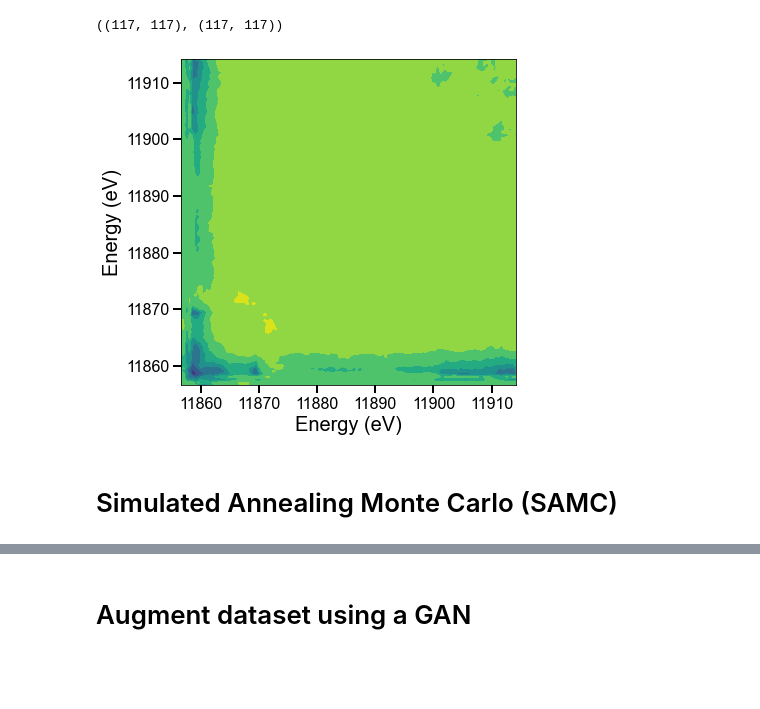
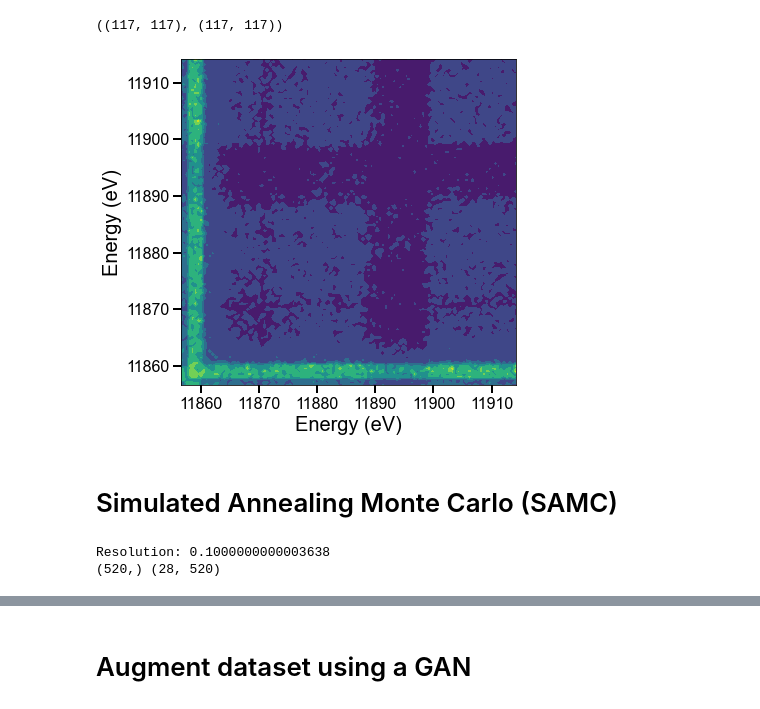
Before and after one commit to stetef/Energy-Point-Selection, a Jupyter notebook: Visualization.ipynb, the cells around one changed output, grey strips where cells are left out. Saved outputs shown, nothing was run; the diff lists cells and outputs as text; code cells hidden in the pictures; blank space fills up the shorter version.

Commit message:
adding more enumeration and SAMC analysis

```diff
--- a/Visualization.ipynb
+++ b/Visualization.ipynb
@@ -202,9 +203,9 @@ plt.show()
 # %% [output]
 [figure]
 # %%
-kwargs = {'N': 500, 'scale': 0.0, 'dropout': 0.9, 'training': False}
+kwargs = {'N': 100, 'scale': 0.0, 'dropout': 0.9, 'training': False}
 train_data, train_coeffs = generate_linear_combos(Refs, **kwargs)
-kwargs = {'N': 50, 'scale': 0.0, 'dropout': 0.9, 'training': False}
+kwargs = {'N': 5, 'scale': 0.0, 'dropout': 0.9, 'training': False}
 test_data, test_coeffs = generate_linear_combos(Refs, **kwargs)
 # %%
 Refs.shape, data.shape, coeffs.shape
@@ -213,5 +214,5 @@ Refs.shape, data.shape, coeffs.shape
 # %%
-cropped_indices = indices[:8]
+cropped_indices = [27, 40, 20, 95, 88, 34, 45, 58]
 
 Epairs = []
 Scores = []
@@ -222,7 +223,8 @@ for k, ei in enumerate(Energy):
     for l, ej, in enumerate(Energy):
         if k < l:
             print(f"{k}, {l}", end='\r')
-            temp_indices = []
+            #temp_indices = []
+            temp_indices = cropped_indices.copy()
             for idx in [k, l]:
                 temp_indices.append(idx)
             temp_indices = np.sort(temp_indices)
@@ -278,5 +280,5 @@ print(Scores[6000:])
 # %%
-size_Z = max_E_indx
+size_Z = Refs.shape[1] - 1
 Z = np.zeros((size_Z, size_Z))
 Z[np.triu_indices(Z.shape[0], k = 0)] = Scores
 Z = Z + Z.T - np.diag(np.diag(Z))
@@ -291,17 +293,28 @@ X.shape, Y.shape
 ((117, 117), (117, 117))
 # %%
 fig, ax = plt.subplots(figsize=(6, 6))
-plt.contourf(X, Y, -Z)
+plt.contourf(X, Y, Z)
 
 ax.tick_params(direction='out', width=2, length=8, which='major', axis='both')
-ax.set_yticklabels(np.array(Energy[:max_E_indx], dtype=float), fontsize=16)
-ax.set_xticklabels(np.array(Energy[:max_E_indx], dtype=float), fontsize=16)
+ax.set_yticklabels(np.array(Energy, dtype=float), fontsize=16)
+ax.set_xticklabels(np.array(Energy, dtype=float), fontsize=16)
 ax.yaxis.set_major_formatter(FormatStrFormatter('%.0f'))
 ax.xaxis.set_major_formatter(FormatStrFormatter('%.0f'))
 ax.set_ylabel("Energy (eV)", fontsize=20)
 ax.set_xlabel("Energy (eV)", fontsize=20)
-plt.savefig('Figures/enumeration_contour.png', dpi=800, transparent=True)
+plt.savefig('Figures/enumeration_contour_9_and_10.png', dpi=800, transparent=True)
 # %% [output]
-[figure, old version]
+[figure, new version]
 # %% [markdown]
 # Simulated Annealing Monte Carlo (SAMC)
+# %%
+Energy = np.linspace(11858, 11910, 521)
+m = np.argmin((Energy - (11915))**2)
+interperlator = interp1d(energy, refs)
+Energy = Energy[:m]
+Refs = interperlator(Energy)
+print(f"Resolution: {Energy[1] - Energy[0]}")
+print(Energy.shape, Refs.shape)
+# %% [output]
+Resolution: 0.1000000000003638
+(520,) (28, 520)
```
Also changed, not shown: parts of 13 cells of this notebook, 6 other files.
